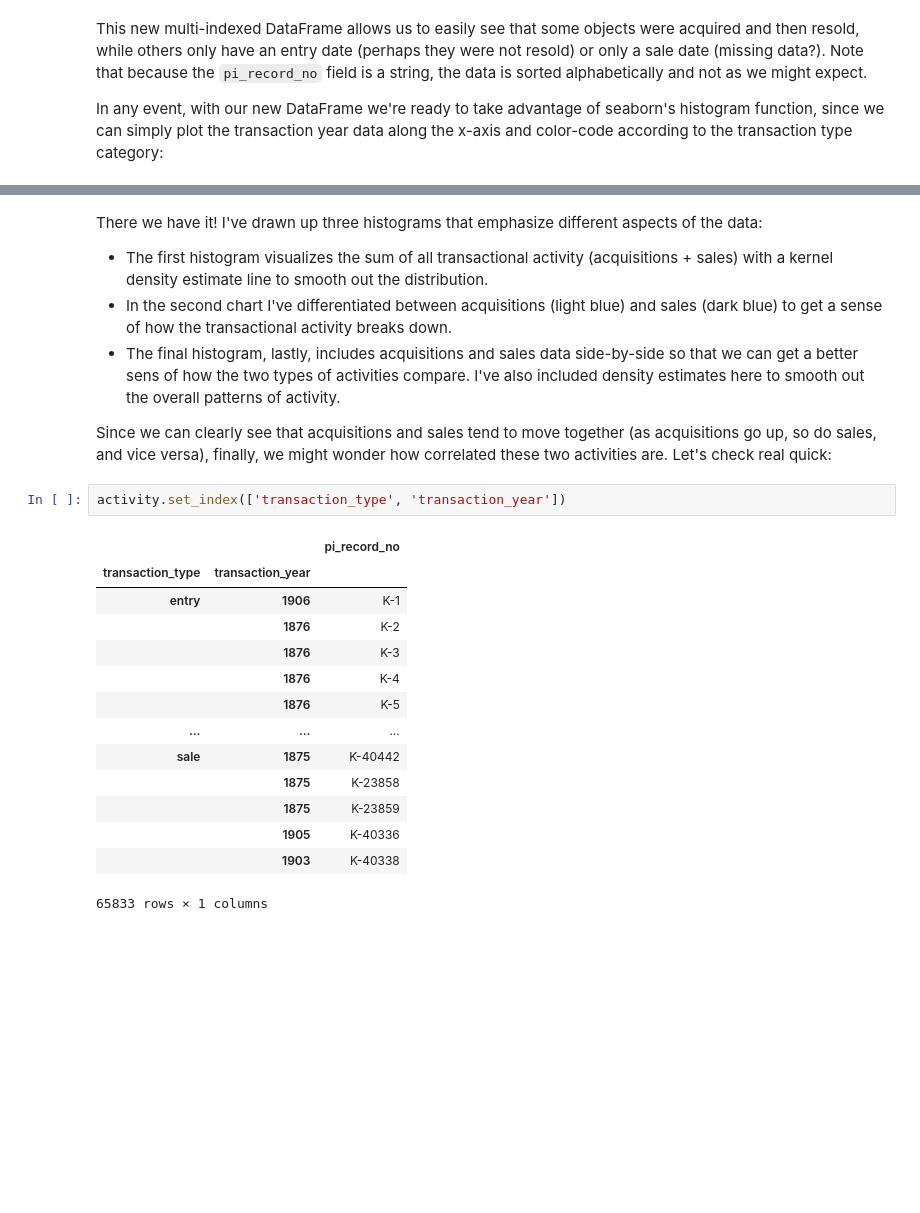
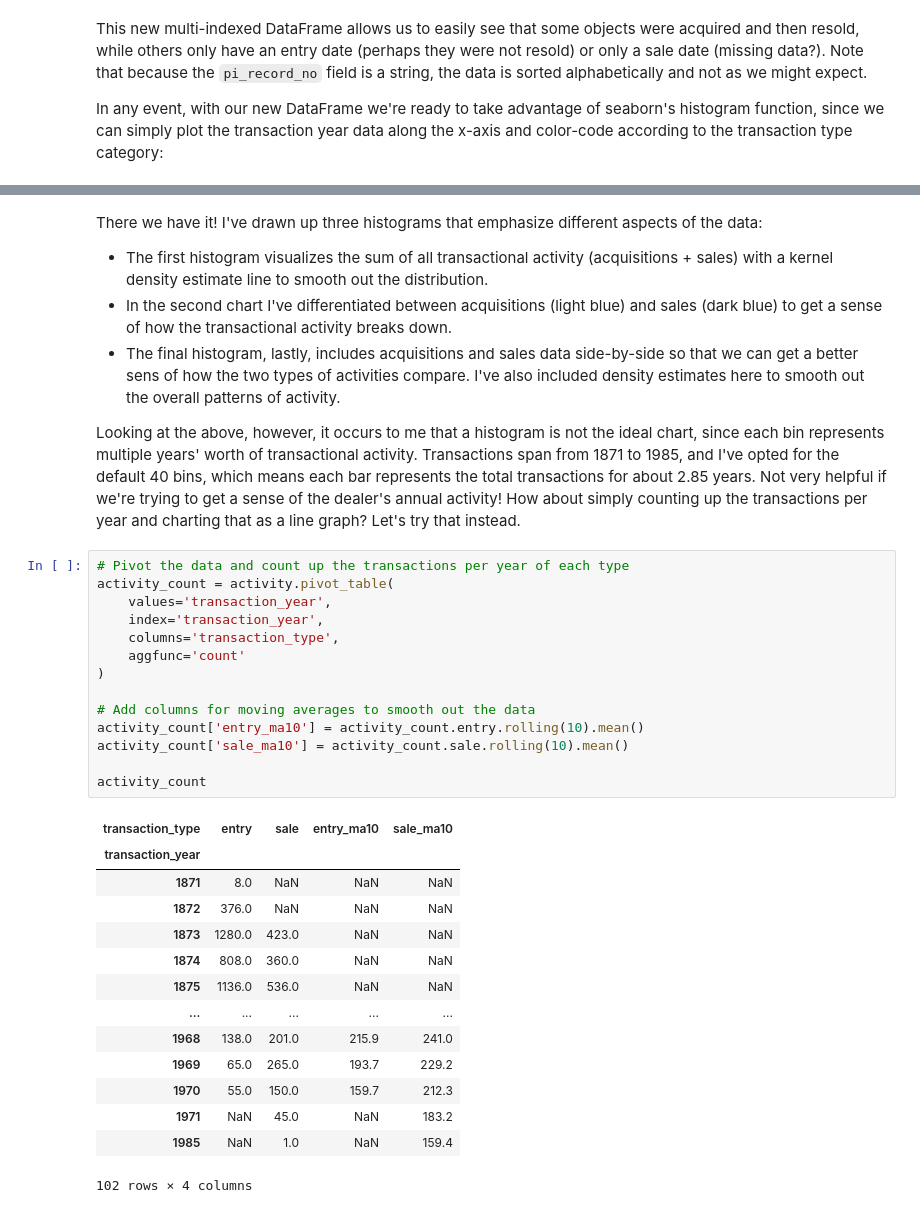
Before and after one commit to zrottman/data-exploration, a Jupyter notebook: knoedler/knoedler_01_active-years.ipynb, the cells around one changed output, grey strips where cells are left out. Cells and saved outputs as stored; diff of their text form; blank space fills up the shorter version.

```diff
--- a/knoedler/knoedler_01_active-years.ipynb
+++ b/knoedler/knoedler_01_active-years.ipynb
@@ -220,21 +220,33 @@ There we have it! I've drawn up three histograms that emphasize different aspect
     <li>The final histogram, lastly, includes acquisitions and sales data side-by-side so that we can get a better sens of how the two types of activities compare. I've also included density estimates here to smooth out the overall patterns of activity.</li>
 </ul>
 
-Since we can clearly see that acquisitions and sales tend to move together (as acquisitions go up, so do sales, and vice versa), finally, we might wonder how correlated these two activities are. Let's check real quick:
+Looking at the above, however, it occurs to me that a histogram is not the ideal chart, since each bin represents multiple years' worth of transactional activity. Transactions span from 1871 to 1985, and I've opted for the default 40 bins, which means each bar represents the total transactions for about 2.85 years. Not very helpful if we're trying to get a sense of the dealer's annual activity! How about simply counting up the transactions per year and charting that as a line graph? Let's try that instead.
 # %%
-activity.set_index(['transaction_type', 'transaction_year'])
+# Pivot the data and count up the transactions per year of each type
+activity_count = activity.pivot_table(
+    values='transaction_year',
+    index='transaction_year',
+    columns='transaction_type',
+    aggfunc='count'
+)
+
+# Add columns for moving averages to smooth out the data
+activity_count['entry_ma10'] = activity_count.entry.rolling(10).mean()
+activity_count['sale_ma10'] = activity_count.sale.rolling(10).mean()
+
+activity_count
 # %% [output]
-|  |  | pi_record_no |
-| transaction_type | transaction_year |  |
-| entry | 1906 | K-1 |
-|  | 1876 | K-2 |
-|  | 1876 | K-3 |
-|  | 1876 | K-4 |
-|  | 1876 | K-5 |
-| ... | ... | ... |
-| sale | 1875 | K-40442 |
-|  | 1875 | K-23858 |
-|  | 1875 | K-23859 |
-|  | 1905 | K-40336 |
-|  | 1903 | K-40338 |
+| transaction_type | entry | sale | entry_ma10 | sale_ma10 |
+| transaction_year |  |  |  |  |
+| 1871 | 8.0 | NaN | NaN | NaN |
+| 1872 | 376.0 | NaN | NaN | NaN |
+| 1873 | 1280.0 | 423.0 | NaN | NaN |
+| 1874 | 808.0 | 360.0 | NaN | NaN |
+| 1875 | 1136.0 | 536.0 | NaN | NaN |
+| ... | ... | ... | ... | ... |
+| 1968 | 138.0 | 201.0 | 215.9 | 241.0 |
+| 1969 | 65.0 | 265.0 | 193.7 | 229.2 |
+| 1970 | 55.0 | 150.0 | 159.7 | 212.3 |
+| 1971 | NaN | 45.0 | NaN | 183.2 |
+| 1985 | NaN | 1.0 | NaN | 159.4 |
-65833 rows × 1 columns
+102 rows × 4 columns
```
Also changed, not shown: parts of 6 cells of this notebook.
